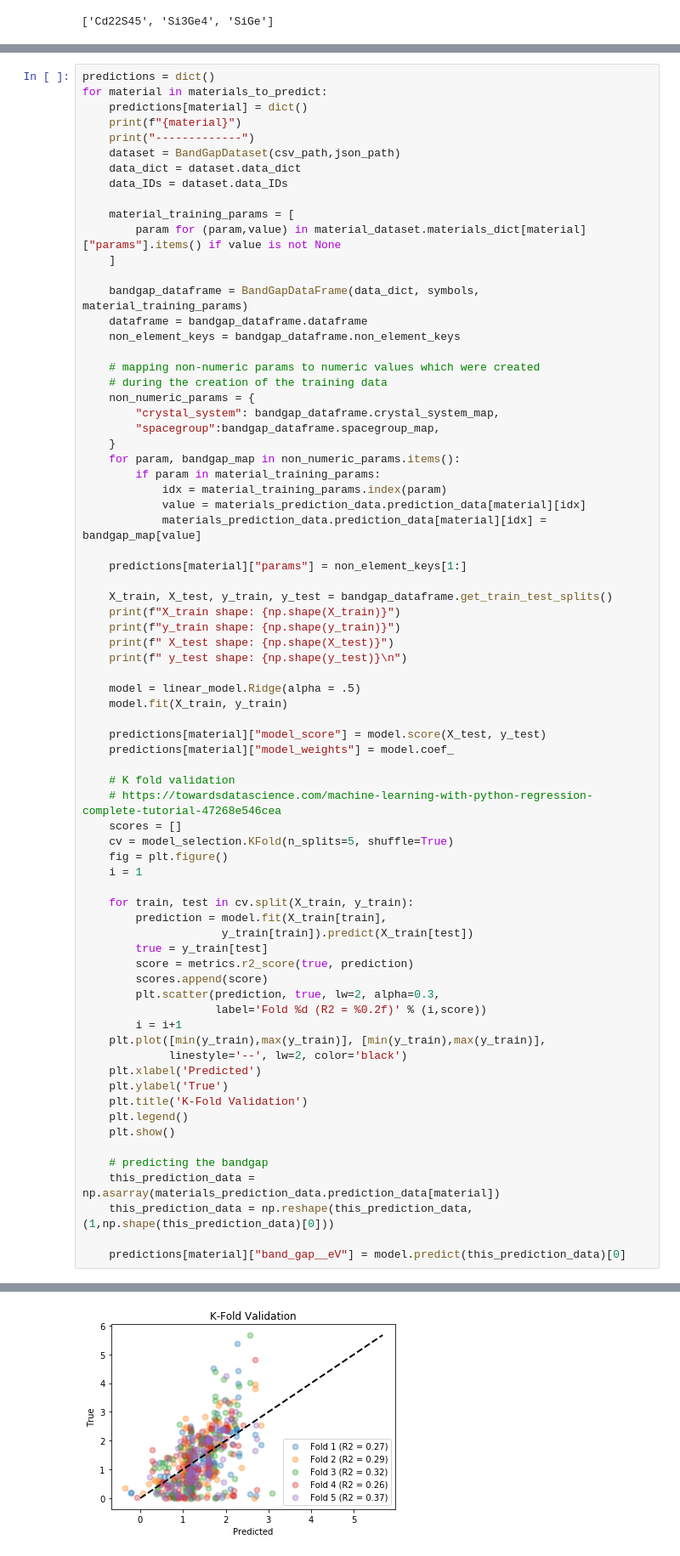
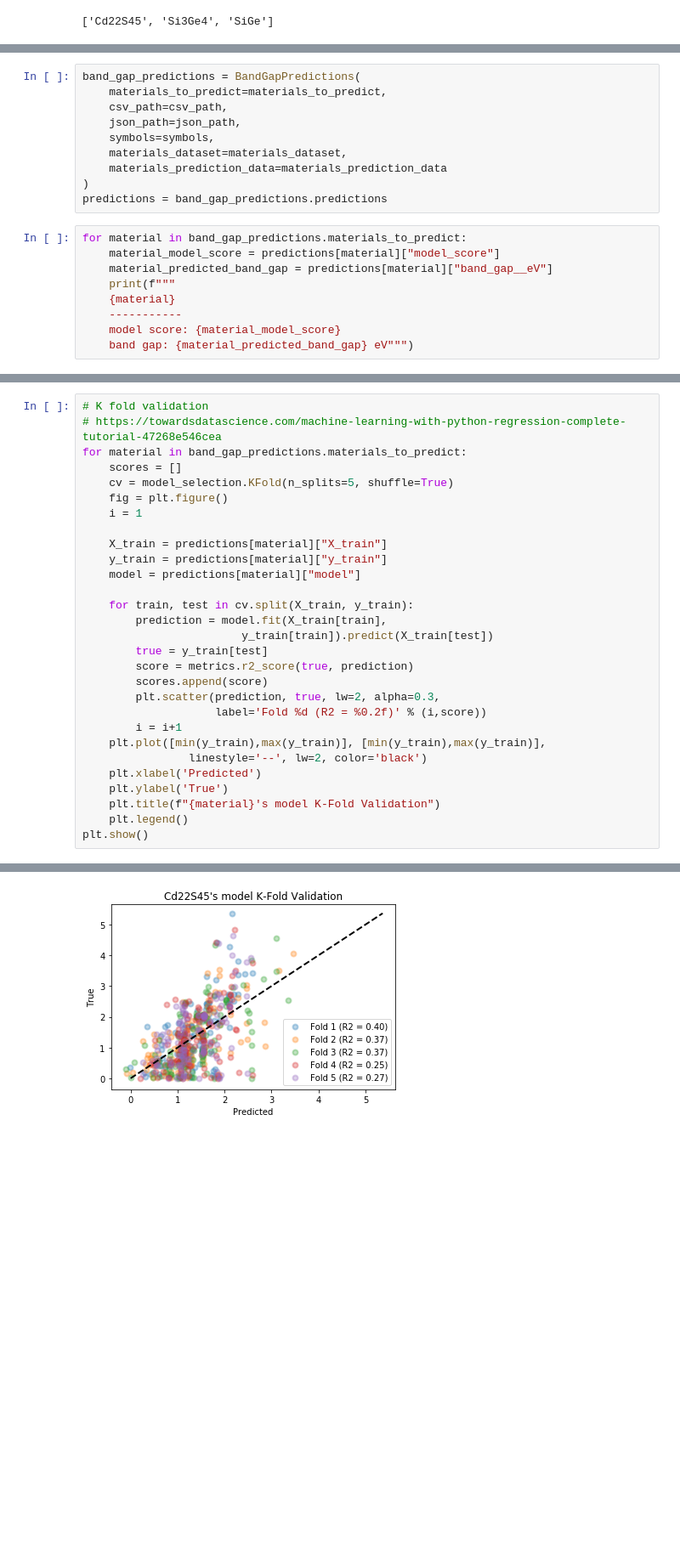
Before and after one commit to Exabyte-io/rewotes, a Jupyter notebook: emripka/ipynb/usage_prototyping.ipynb, the cells around one changed output, grey strips where cells are left out. Shown at 85% size. Saved outputs shown, nothing was run; the diff lists cells and outputs as text; blank space fills up the shorter version.

Commit message:
model training brought into BandGapPredictions class; next step-clean this up per material

```diff
--- a/emripka/ipynb/usage_prototyping.ipynb
+++ b/emripka/ipynb/usage_prototyping.ipynb
@@ -70,0 +71,19 @@ materials_to_predict
+# %%
+band_gap_predictions = BandGapPredictions(
+    materials_to_predict=materials_to_predict,
+    csv_path=csv_path,
+    json_path=json_path,
+    symbols=symbols,
+    materials_dataset=materials_dataset,
+    materials_prediction_data=materials_prediction_data
+)
+predictions = band_gap_predictions.predictions
+# %%
+for material in band_gap_predictions.materials_to_predict:
+    material_model_score = predictions[material]["model_score"]
+    material_predicted_band_gap = predictions[material]["band_gap__eV"]
+    print(f"""
+    {material}
+    -----------
+    model score: {material_model_score}
+    band gap: {material_predicted_band_gap} eV""")
@@ -71,57 +105,19 @@ materials_to_predict
 # %%
-predictions = dict()
-for material in materials_to_predict:
-    predictions[material] = dict()
-    print(f"{material}")
-    print("-------------")
-    dataset = BandGapDataset(csv_path,json_path)
-    data_dict = dataset.data_dict
-    data_IDs = dataset.data_IDs
-
-    material_training_params = [
-        param for (param,value) in material_dataset.materials_dict[material]["params"].items() if value is not None
-    ]
-
-    bandgap_dataframe = BandGapDataFrame(data_dict, symbols, material_training_params)
-    dataframe = bandgap_dataframe.dataframe
-    non_element_keys = bandgap_dataframe.non_element_keys
-
-    # mapping non-numeric params to numeric values which were created
-    # during the creation of the training data
-    non_numeric_params = {
-        "crystal_system": bandgap_dataframe.crystal_system_map,
-        "spacegroup":bandgap_dataframe.spacegroup_map,
-    }
-    for param, bandgap_map in non_numeric_params.items():
-        if param in material_training_params:
-            idx = material_training_params.index(param)
-            value = materials_prediction_data.prediction_data[material][idx]
-            materials_prediction_data.prediction_data[material][idx] = bandgap_map[value]
-
-    predictions[material]["params"] = non_element_keys[1:]
-
-    X_train, X_test, y_train, y_test = bandgap_dataframe.get_train_test_splits()
-    print(f"X_train shape: {np.shape(X_train)}")
-    print(f"y_train shape: {np.shape(y_train)}")
-    print(f" X_test shape: {np.shape(X_test)}")
-    print(f" y_test shape: {np.shape(y_test)}\n")
-
-    model = linear_model.Ridge(alpha = .5)
-    model.fit(X_train, y_train)
-
-    predictions[material]["model_score"] = model.score(X_test, y_test)
-    predictions[material]["model_weights"] = model.coef_
-
-    # K fold validation
-    # https://towardsdatascience.com/machine-learning-with-python-regression-complete-tutorial-47268e546cea
+# K fold validation
+# https://towardsdatascience.com/machine-learning-with-python-regression-complete-tutorial-47268e546cea
+for material in band_gap_predictions.materials_to_predict:
     scores = []
     cv = model_selection.KFold(n_splits=5, shuffle=True)
     fig = plt.figure()
     i = 1
 
+    X_train = predictions[material]["X_train"]
+    y_train = predictions[material]["y_train"]
+    model = predictions[material]["model"]
+
     for train, test in cv.split(X_train, y_train):
         prediction = model.fit(X_train[train],
-                     y_train[train]).predict(X_train[test])
+                        y_train[train]).predict(X_train[test])
         true = y_train[test]
         score = metrics.r2_score(true, prediction)
         scores.append(score)
@@ -129,16 +125,10 @@ for material in materials_to_predict:
                     label='Fold %d (R2 = %0.2f)' % (i,score))
         i = i+1
     plt.plot([min(y_train),max(y_train)], [min(y_train),max(y_train)],
-             linestyle='--', lw=2, color='black')
+                linestyle='--', lw=2, color='black')
     plt.xlabel('Predicted')
     plt.ylabel('True')
-    plt.title('K-Fold Validation')
+    plt.title(f"{material}'s model K-Fold Validation")
     plt.legend()
-    plt.show()
-
-    # predicting the bandgap
-    this_prediction_data = np.asarray(materials_prediction_data.prediction_data[material])
-    this_prediction_data = np.reshape(this_prediction_data, (1,np.shape(this_prediction_data)[0]))
-
-    predictions[material]["band_gap__eV"] = model.predict(this_prediction_data)[0]
+plt.show()
 # %% [output]
@@ -151 +135 @@ y_train shape: (630,)
-[figure, old version]
+[figure, new version]
```
Also changed, not shown: parts of 8 cells of this notebook, 1 other file.
